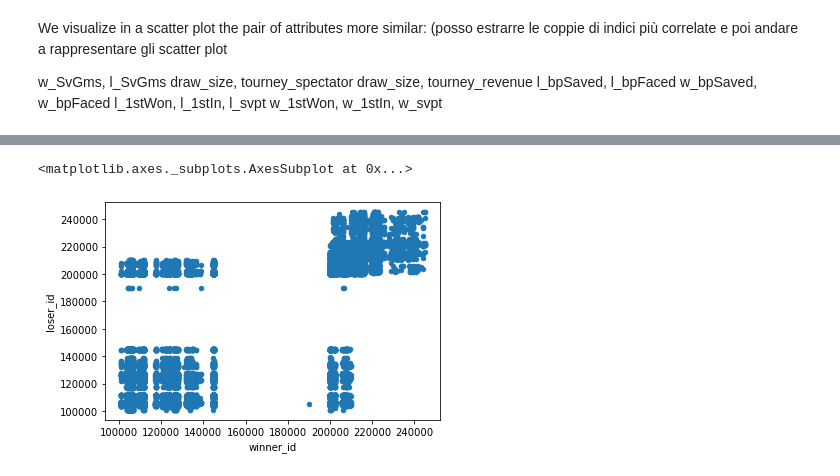
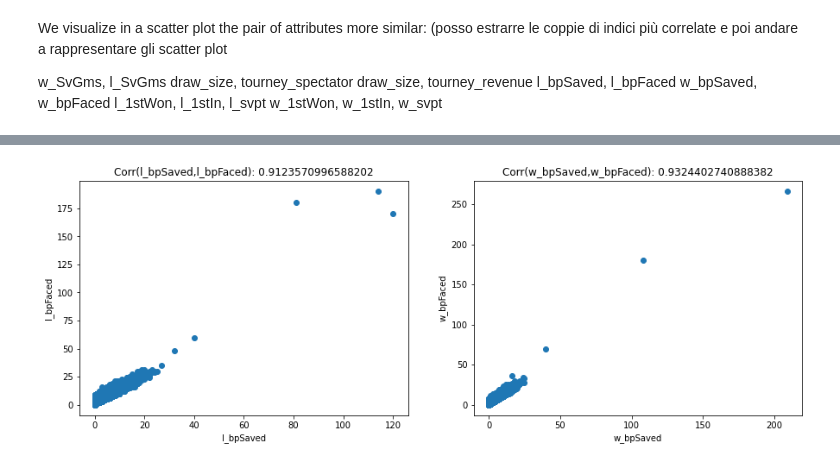
Before and after one commit to OrnelaDanushi/DM-project21, a Jupyter notebook: Data_Correlation.ipynb, the cells around one changed output, grey strips where cells are left out. Cells and saved outputs as stored; diff of their text form; code cells hidden in the pictures.

```diff
--- a/Data_Correlation.ipynb
+++ b/Data_Correlation.ipynb
@@ -94,5 +64,12 @@ plt.show()
-# %%
-df.plot.scatter(x = 'winner_id', y = 'loser_id')
-# %% [output]
-<matplotlib.axes._subplots.AxesSubplot at 0x...>
-[figure, removed]
+# %%
+def scatter_subplots(cell, x, y, x_label, y_label):
+    cell.scatter(x, y)
+    cell.set_title('Corr(' + x_label + ',' + y_label +'): ' + str(x.corr(y)))
+    cell.set_xlabel(x_label)
+    cell.set_ylabel(y_label)
+# %%
+f, axs = plt.subplots(nrows = 1, ncols = 2, figsize=(15,5))
+scatter_subplots(axs[0], df.l_bpSaved, df.l_bpFaced, 'l_bpSaved', 'l_bpFaced')
+scatter_subplots(axs[1], df.w_bpSaved, df.w_bpFaced, 'w_bpSaved', 'w_bpFaced')
+# %% [output]
+[figure, added]
```
Also changed, not shown: parts of 10 cells of this notebook.
